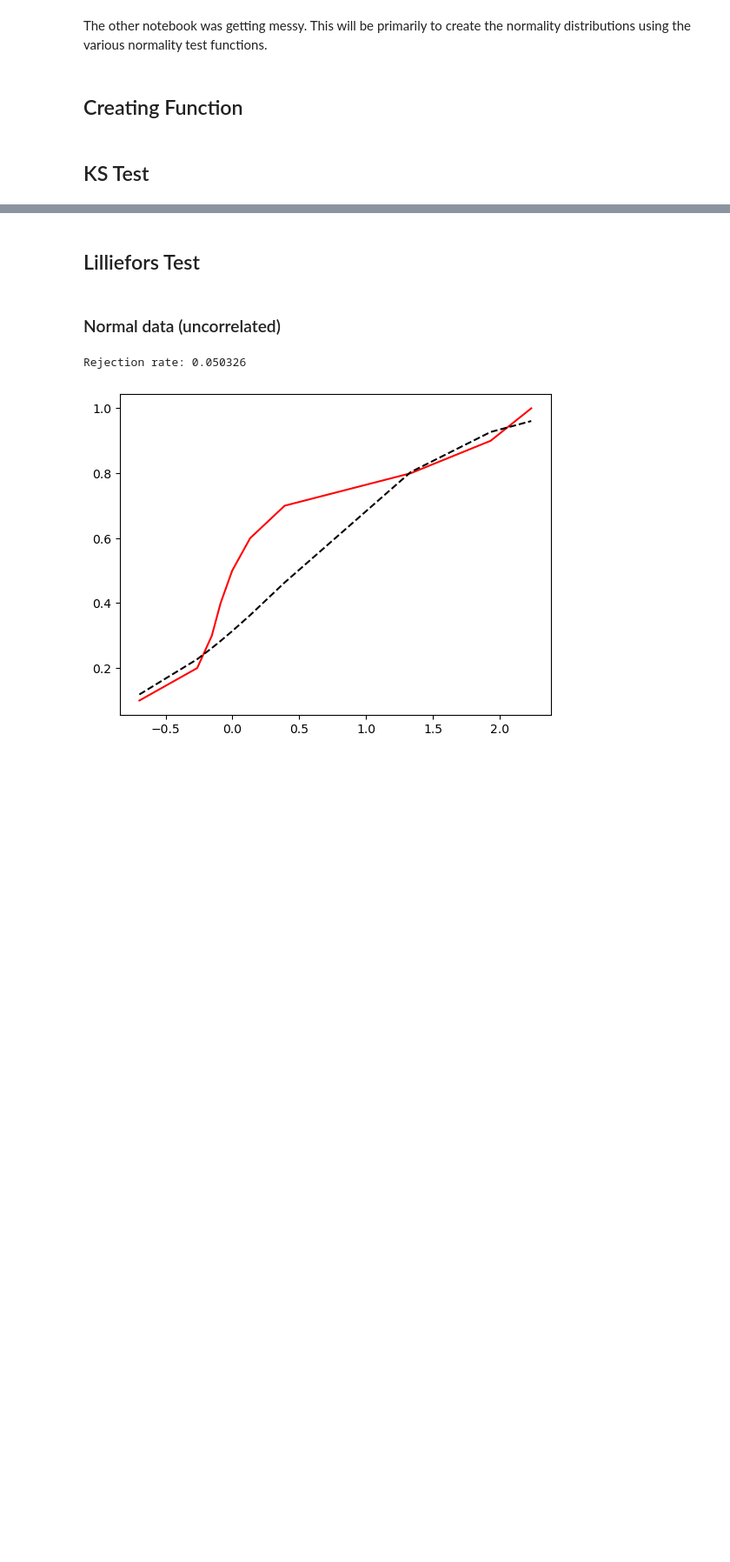
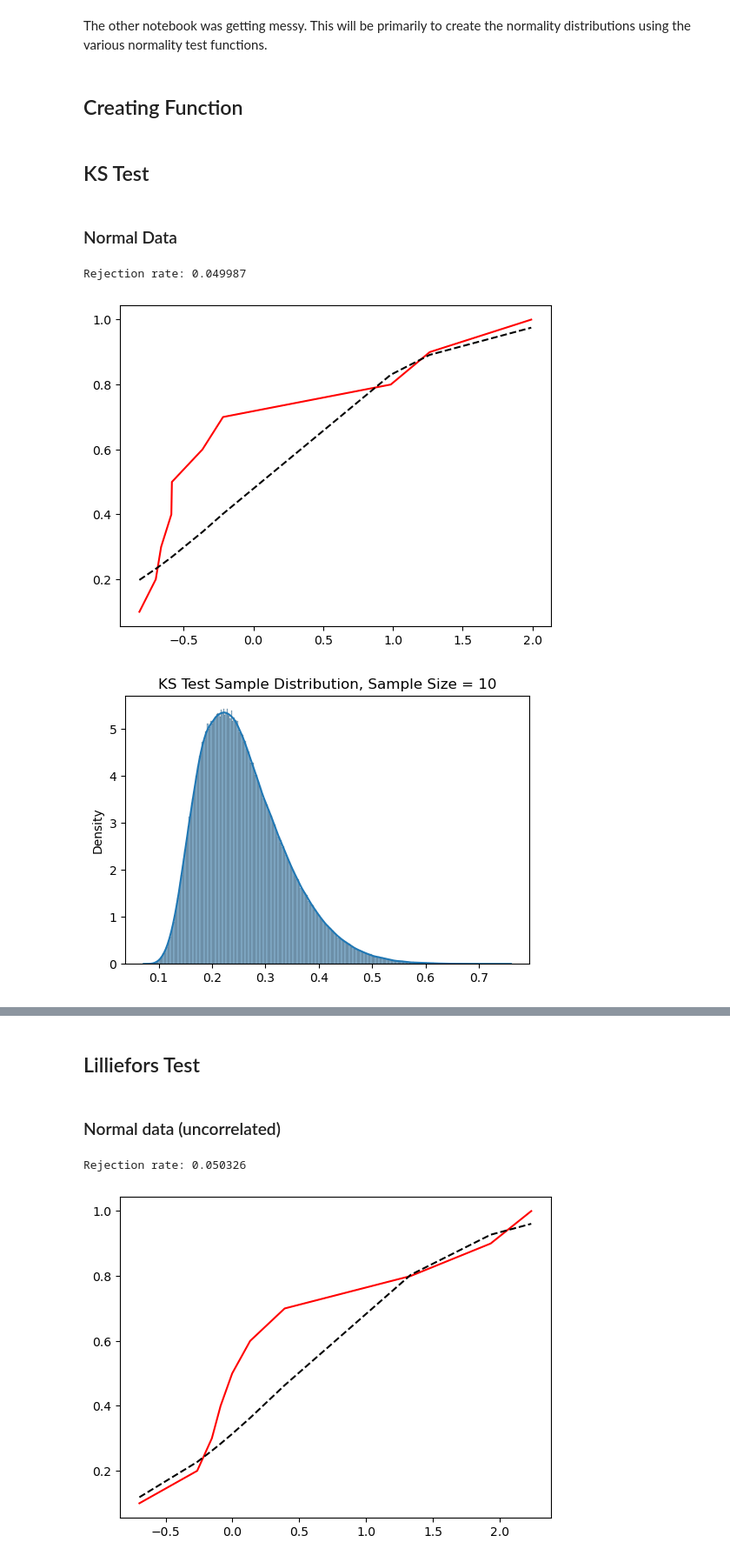
Before and after one commit to jinnayoon/ks_testing, a Jupyter notebook: normality_tests_v2.ipynb, the cells around one changed output, grey strips where cells are left out. Shown at 87% size. Drawn from its saved outputs; the diff is of its cells as text; code cells hidden in the pictures; blank space fills up the shorter version.

```diff
--- a/normality_tests_v2.ipynb
+++ b/normality_tests_v2.ipynb
@@ -107,32 +107,37 @@ def generate_ar1(n, phi=0.8, mu=0, sigma=1.0, x0=0):
     return x
 # %% [markdown]
 ## KS Test
+# %% [markdown]
+### Normal Data
 # %%
 #see cdf and pdf for phi = 0
 #use standard normal parameters
-#using sample statistics now instead of set mu and sigma
 #sample size of 10
 rng = np.random.default_rng() #default is mu = 0, std = 1
 n_trials = 1000000
 sample_size = 10
-stats_values_ks_10 = [] #array of test statistics for lilliefors with size 10
+stats_values_ks_10 = [] #array of test statistics for ks with size 10
 
 rejections = []
 for i in range(n_trials):
     data = np.sort(rng.normal(size=sample_size));
-    result = stats.kstest(data, dist='norm', pvalmethod='table');
+    result = stats.kstest(data, stats.norm.cdf);
     pvalue = result[1] #get p-value only of tuple
     stats_values_ks_10.append(result[0])
     rejections.append(pvalue);
 
     emp_cdf = np.arange(1, sample_size + 1) / sample_size
     mu_hat = np.mean(data)
     sigma_hat = np.std(data, ddof=1)
     null_cdf = stats.norm.cdf(data, loc=mu_hat, scale=sigma_hat)
 plt.plot(data, emp_cdf, 'r-', label='Empirical CDF');
 plt.plot(data, null_cdf, 'k--', label='Fitted Normal CDF') ;
 plt.figure(figsize=(6, 4))
 sns.histplot(stats_values_ks_10, kde=True, stat='density', label='Sample PDF');
 plt.title(f'KS Test Sample Distribution, Sample Size = {sample_size}');
 rejection_rate = np.mean(np.array(rejections) < 0.05);
 print(f'Rejection rate: {rejection_rate}');
+# %% [output]
+Rejection rate: 0.049987
+[figure, added]
+[figure, added]
```
Also changed, not shown: parts of 62 cells of this notebook, 9 other files.
